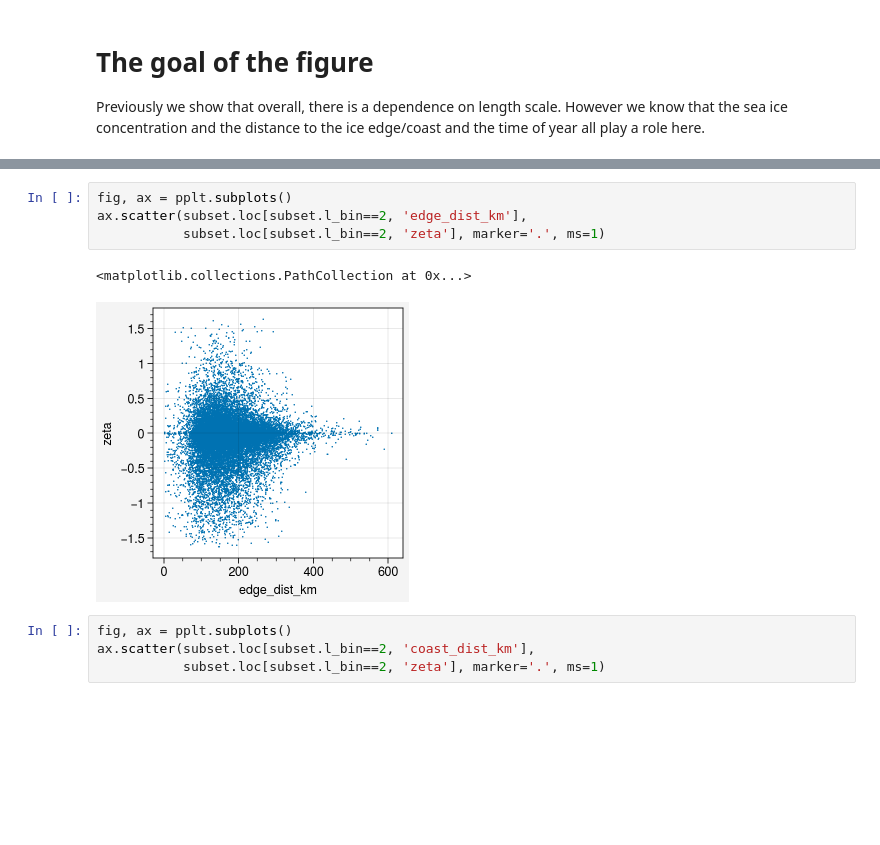
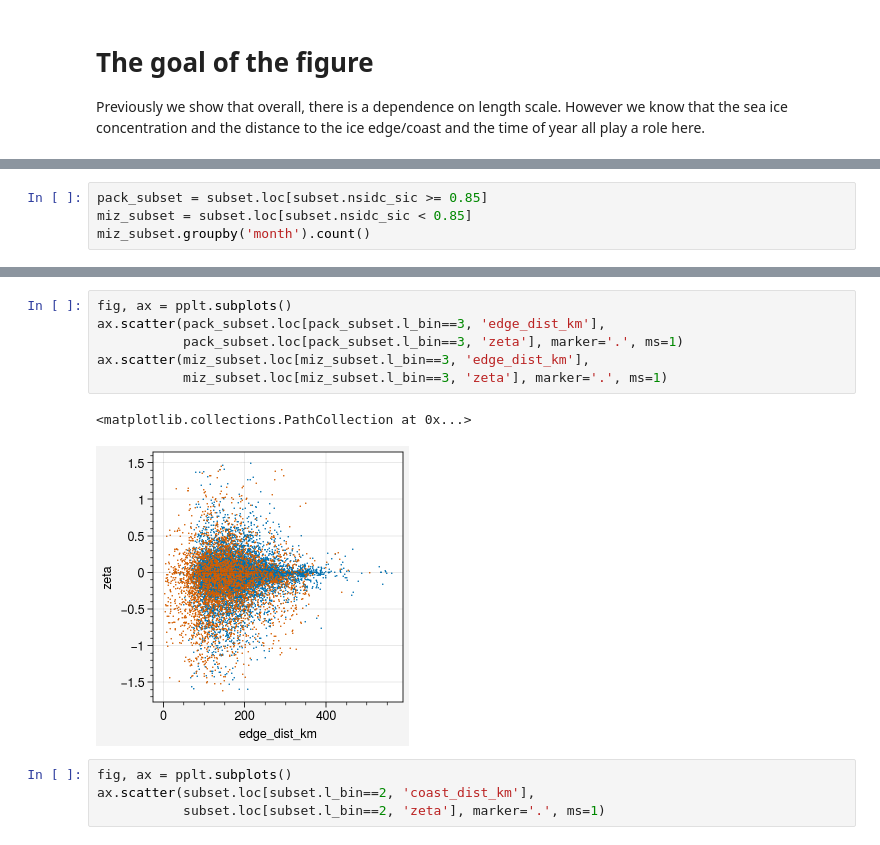
Before and after one commit to danielmwatkins/miz_scales_of_motion, a Jupyter notebook: notebooks/rotation_rate.ipynb, the cells around one changed output, grey strips where cells are left out. Saved outputs shown, nothing was run; the diff lists cells and outputs as text; blank space fills up the shorter version.

Commit message:
new rotation figure

```diff
--- a/notebooks/rotation_rate.ipynb
+++ b/notebooks/rotation_rate.ipynb
@@ -185,0 +186,4 @@ ax.format(ylabel='Var($\\Omega$)', xlabel='Month')
+# %%
+pack_subset = subset.loc[subset.nsidc_sic >= 0.85]
+miz_subset = subset.loc[subset.nsidc_sic < 0.85]
+miz_subset.groupby('month').count()
@@ -186,10 +274,12 @@ ax.format(ylabel='Var($\\Omega$)', xlabel='Month')
 # %%
 fig, ax = pplt.subplots()
-ax.scatter(subset.loc[subset.l_bin==2, 'edge_dist_km'],
-           subset.loc[subset.l_bin==2, 'zeta'], marker='.', ms=1)
+ax.scatter(pack_subset.loc[pack_subset.l_bin==3, 'edge_dist_km'],
+           pack_subset.loc[pack_subset.l_bin==3, 'zeta'], marker='.', ms=1)
+ax.scatter(miz_subset.loc[miz_subset.l_bin==3, 'edge_dist_km'],
+           miz_subset.loc[miz_subset.l_bin==3, 'zeta'], marker='.', ms=1)
 # %% [output]
 <matplotlib.collections.PathCollection at 0x...>
-[figure, old version]
+[figure, new version]
 # %%
 fig, ax = pplt.subplots()
 ax.scatter(subset.loc[subset.l_bin==2, 'coast_dist_km'],
```
Also changed, not shown: parts of 5 cells of this notebook.
